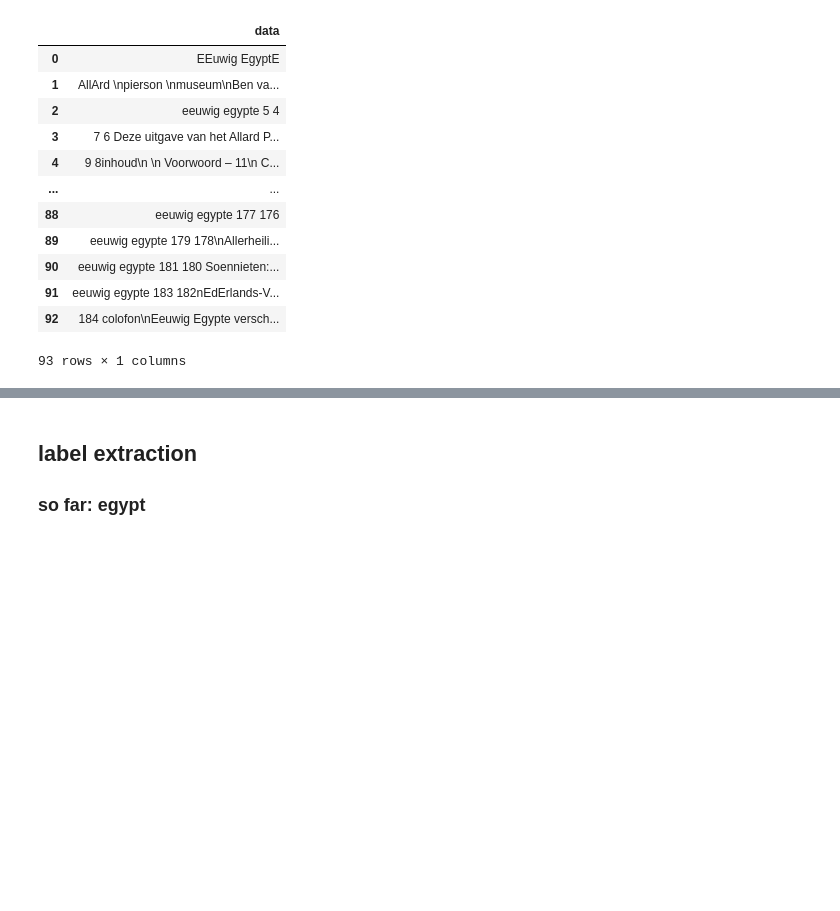
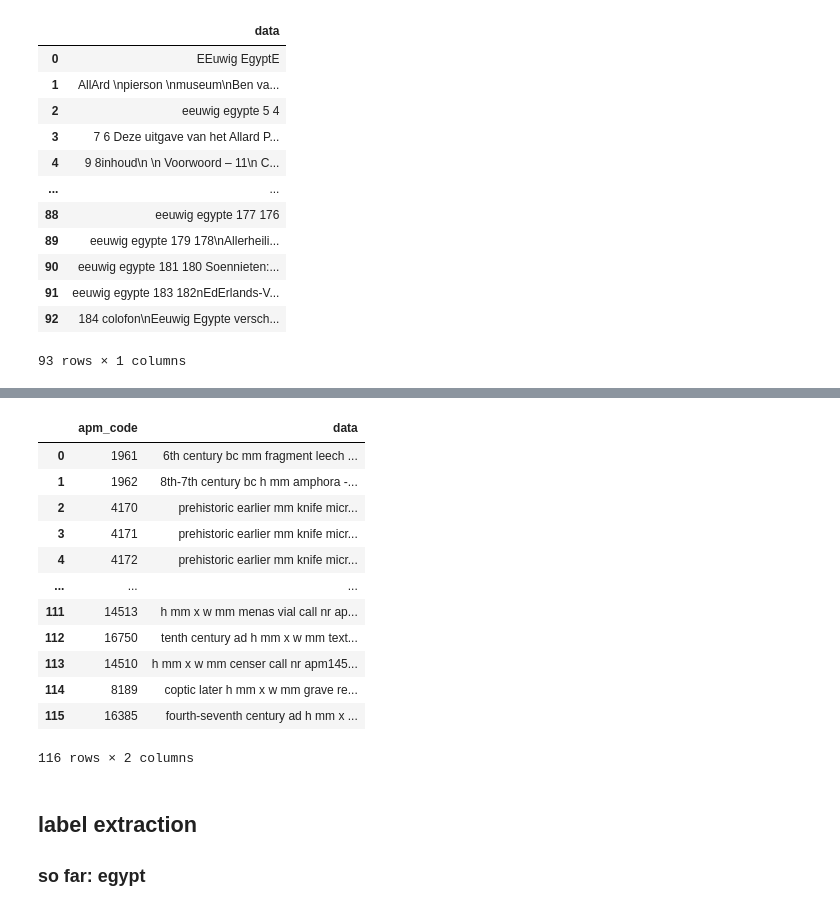
Before and after one commit to dariusbarsony/CUE, a Jupyter notebook: code/notebooks/data_preprocessing.ipynb, the cells around one changed output, grey strips where cells are left out. Saved outputs shown, nothing was run; the diff lists cells and outputs as text; code cells hidden in the pictures; blank space fills up the shorter version.

Commit message:
updated data preprocessing and models, obtained score for doc2vec

```diff
--- a/code/notebooks/data_preprocessing.ipynb
+++ b/code/notebooks/data_preprocessing.ipynb
@@ -73,28 +71,29 @@ df_egypte
 # %%
 # function for preprocessing the data in a book
 
-def preprocess(book):
+def preprocess(dirname, book):
 
-    df = pd.read_csv('extract_' + book + '.csv')
-    df = df.dropna()
+    df = pd.read_csv(dirname + book + '.csv')
+    stop_words = set(stopwords.words("english"))
 
-    tokenizer = RegexpTokenizer(r'\w+')
-    stop_words = set(stopwords.words('english'))
+    print(df)
+    corpus = ''
 
-    corpus = ''
+    df = df.fillna('')
 
     for i in range(len(df.index)):
 
-        # tokenize
-        query = tokenizer.tokenize(df['data'].iloc[i])
+        document = df['data'].iloc[i]
 
-        # filter stop words convert to lower
-        filtered_sentence = [w.lower() for w in query if not w.lower() in stop_words]
+        tokens = word_tokenize(document)
+        tokens = [token.lower() for token in tokens]
+        tokens = [token for token in tokens if token not in string.punctuation]
 
         # filter digits
-        filtered_sentence = [w for w in filtered_sentence if not w.isdigit()]
+        tokens = [w for w in tokens if not w.isdigit()]
+        tokens = [token for token in tokens if token not in stop_words]
 
-        df['data'].iloc[i] = " ".join(filtered_sentence)
-        corpus += " ".join(filtered_sentence)
+        df['data'].iloc[i] = " ".join(tokens)
+        corpus += " ".join(tokens)
 
     return df, corpus
@@ -144,0 +100,3 @@ test.to_csv('test_corpus.csv')
+# %%
+# df, corpus = preprocess(output_dir, EGYPTE_EN)
+df, corpus = preprocess('../metadata/', 'evaluation_metadata_eng')
@@ -144,0 +122,16 @@ test.to_csv('test_corpus.csv')
+# %%
+df
+# %% [output]
+|  | apm_code | data |
+| 0 | 1961 | 6th century bc mm fragment leech ... |
+| 1 | 1962 | 8th-7th century bc h mm amphora -... |
+| 2 | 4170 | prehistoric earlier mm knife micr... |
+| 3 | 4171 | prehistoric earlier mm knife micr... |
+| 4 | 4172 | prehistoric earlier mm knife micr... |
+| ... | ... | ... |
+| 111 | 14513 | h mm x w mm menas vial call nr ap... |
+| 112 | 16750 | tenth century ad h mm x w mm text... |
+| 113 | 14510 | h mm x w mm censer call nr apm145... |
+| 114 | 8189 | coptic later h mm x w mm grave re... |
+| 115 | 16385 | fourth-seventh century ad h mm x ... |
+116 rows × 2 columns
```
Also changed, not shown: parts of 14 cells of this notebook, 2 other files.
